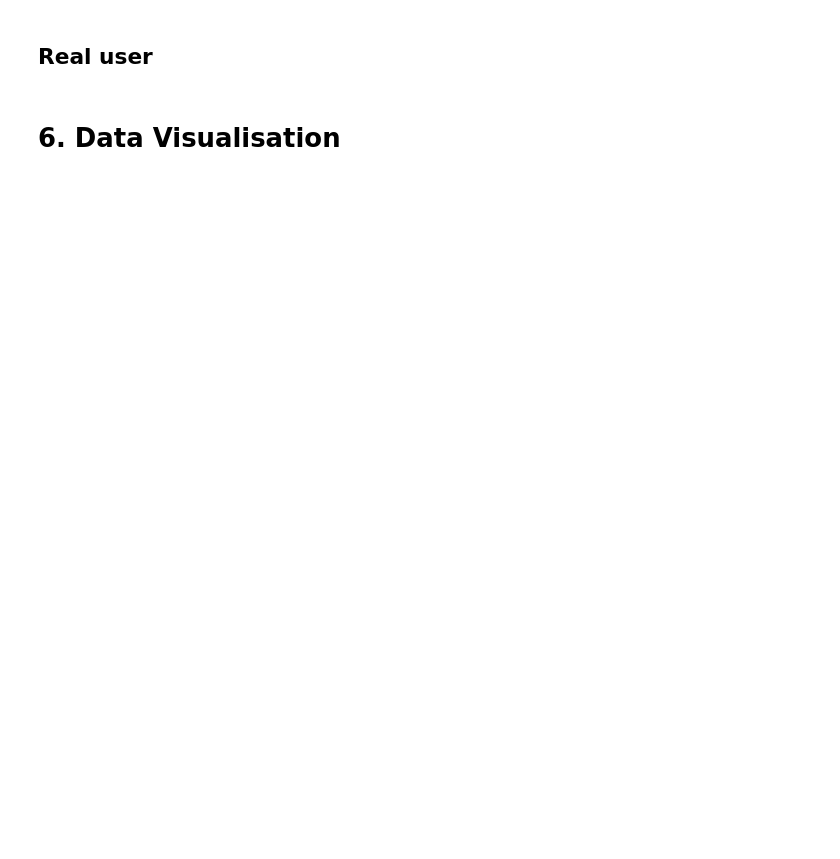
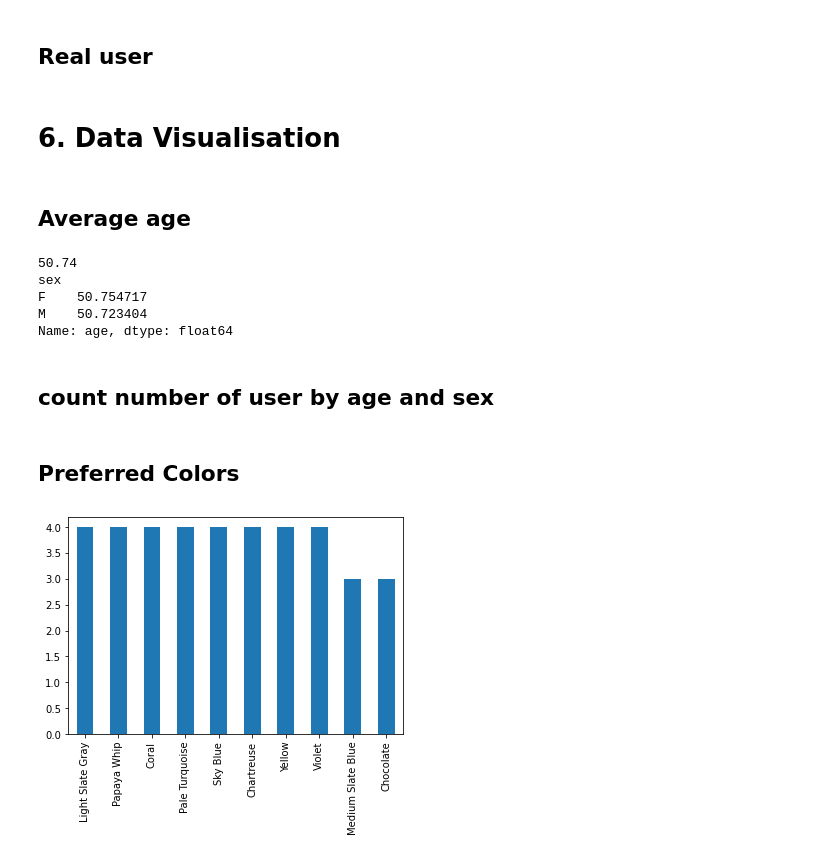
Before and after one commit to faresZzz/DataMininig_fowers, a Jupyter notebook: projetDatamining.ipynb, the cells around one changed output. Drawn from its saved outputs; the diff is of its cells as text; code cells hidden in the pictures; blank space fills up the shorter version.

```diff
--- a/projetDatamining.ipynb
+++ b/projetDatamining.ipynb
@@ -21,7 +19,7 @@ import random
 
 # charging the color bank from the CSV file
 names=["Color name", "RGB", "HEX"]
-with open("./colorPalette.csv", "r") as file:
+with open("./colorPalette.tsv", "r") as file:
     lines = file.read().splitlines()
     lines = lines[1:]
     for i,line in enumerate(lines):
@@ -511,3 +572,26 @@ flowers.askNewImages(realUser)
 realUser.printDecisionTree()
 # %% [markdown]
 # 6. Data Visualisation
+# %%
+workingset = flowers.listUser.copy()
+workingset["age"] = list(map(lambda age: age[0], workingset["age"] ))
+# %% [markdown]
+## Average age
+# %%
+
+
+averageAge = workingset["age"].mean()
+print(averageAge)
+
+
+averageAgeBySex = workingset.groupby("sex")["age"].mean()
+
+print(averageAgeBySex)
+# %% [output]
+50.74
+sex
+F    50.754717
+M    50.723404
+Name: age, dtype: float64
+# %% [markdown]
+## count number of user by age and sex
@@ -513,0 +607,8 @@ realUser.printDecisionTree()
+# %% [markdown]
+## Preferred Colors
+# %%
+userPreferredColors = workingset['color'].value_counts()
+bar = userPreferredColors.iloc[:10].plot(kind = "bar")
+plt.show()
+# %% [output]
+[figure, added]
```
Also changed, not shown: parts of 17 cells of this notebook, 1 other file.
